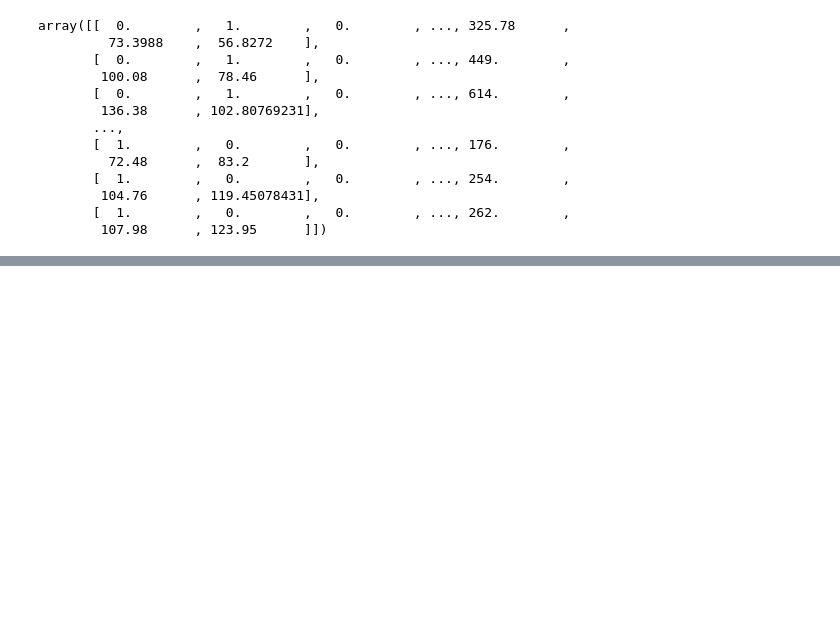
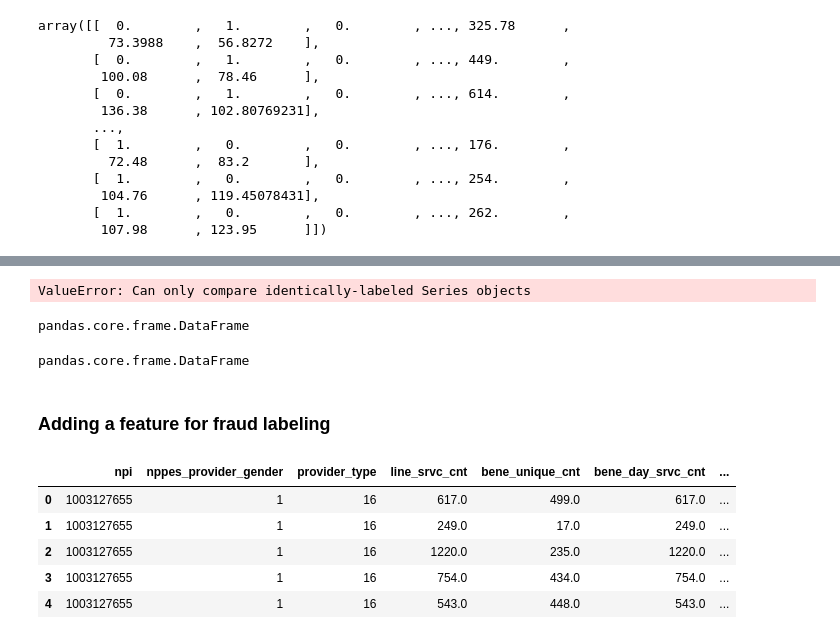
Before and after one commit to raoamalik/detecting_healthcare_provider_fraud, a Jupyter notebook: detecting_healthcare_provider_fraud.ipynb, the cells around one changed output, grey strips where cells are left out. Cells and saved outputs as stored; diff of their text form; code cells hidden in the pictures; blank space fills up the shorter version.

```diff
--- a/detecting_healthcare_provider_fraud.ipynb
+++ b/detecting_healthcare_provider_fraud.ipynb
@@ -384,0 +445,30 @@ array([[  0.        ,   1.        ,   0.        , ..., 325.78      ,
+# %%
+merged_dataset.npi = merged_dataset.npi.astype(int)
+# %%
+if (merged_dataset['npi'] == selected_provider_data['npi']):
+    selected_provider_data['label'] = 1
+else:
+    selected_provider_data['label'] =0
+# %% [output]
+ValueError: Can only compare identically-labeled Series objects
+# %%
+type(merged_dataset)
+# %% [output]
+pandas.core.frame.DataFrame
+# %%
+type(selected_provider_data)
+# %% [output]
+pandas.core.frame.DataFrame
+# %% [markdown]
+### Adding a feature for fraud labeling
+# %%
+merged_dataset['label'] = 1
+# %%
+merged_dataset.head()
+# %% [output]
+|  | npi | nppes_provider_gender | provider_type | line_srvc_cnt | bene_unique_cnt | bene_day_srvc_cnt | ... |
+| 0 | 1003127655 | 1 | 16 | 617.0 | 499.0 | 617.0 | ... |
+| 1 | 1003127655 | 1 | 16 | 249.0 | 17.0 | 249.0 | ... |
+| 2 | 1003127655 | 1 | 16 | 1220.0 | 235.0 | 1220.0 | ... |
+| 3 | 1003127655 | 1 | 16 | 754.0 | 434.0 | 754.0 | ... |
+| 4 | 1003127655 | 1 | 16 | 543.0 | 448.0 | 543.0 | ... |
```
Also changed, not shown: parts of 18 cells of this notebook.
